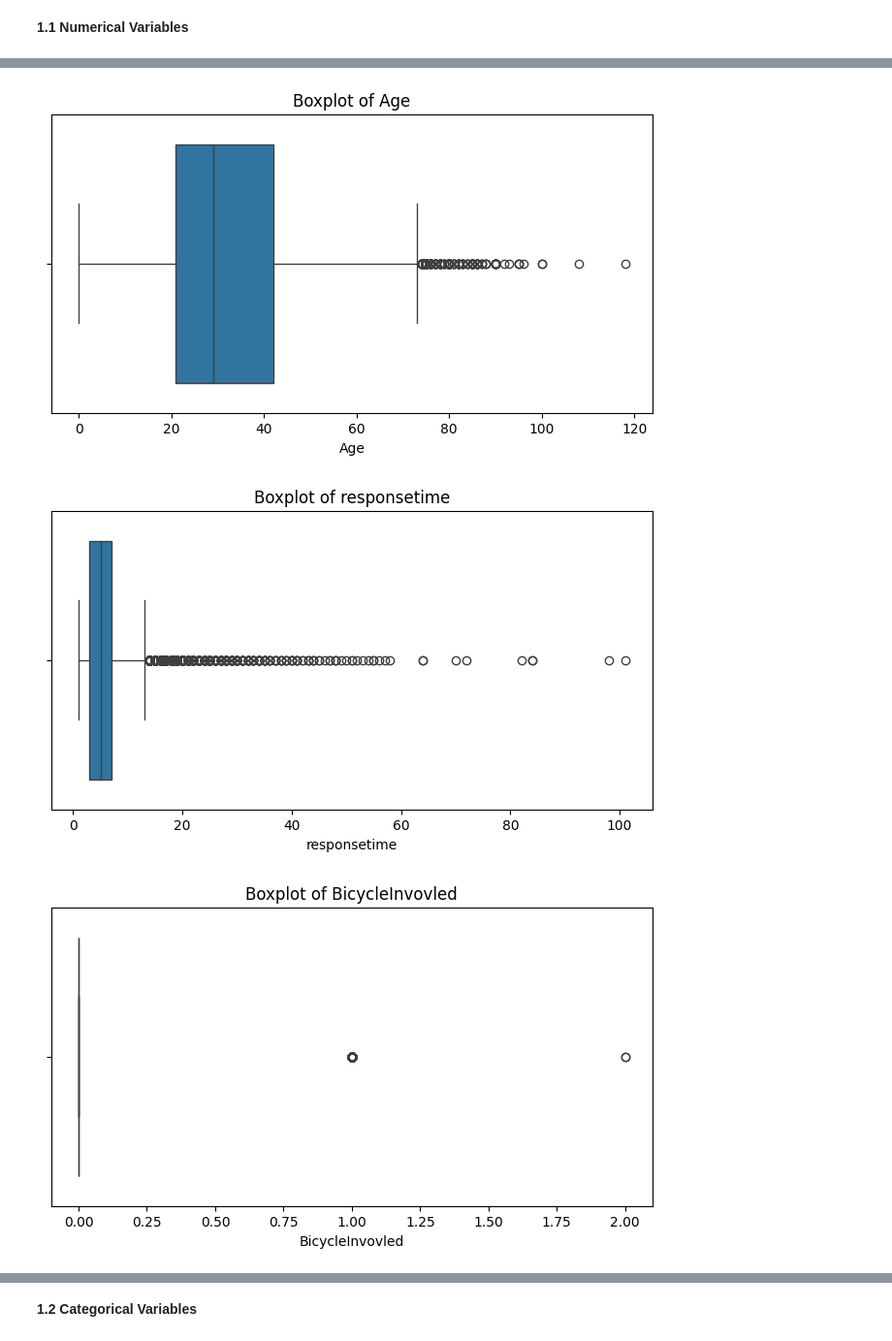
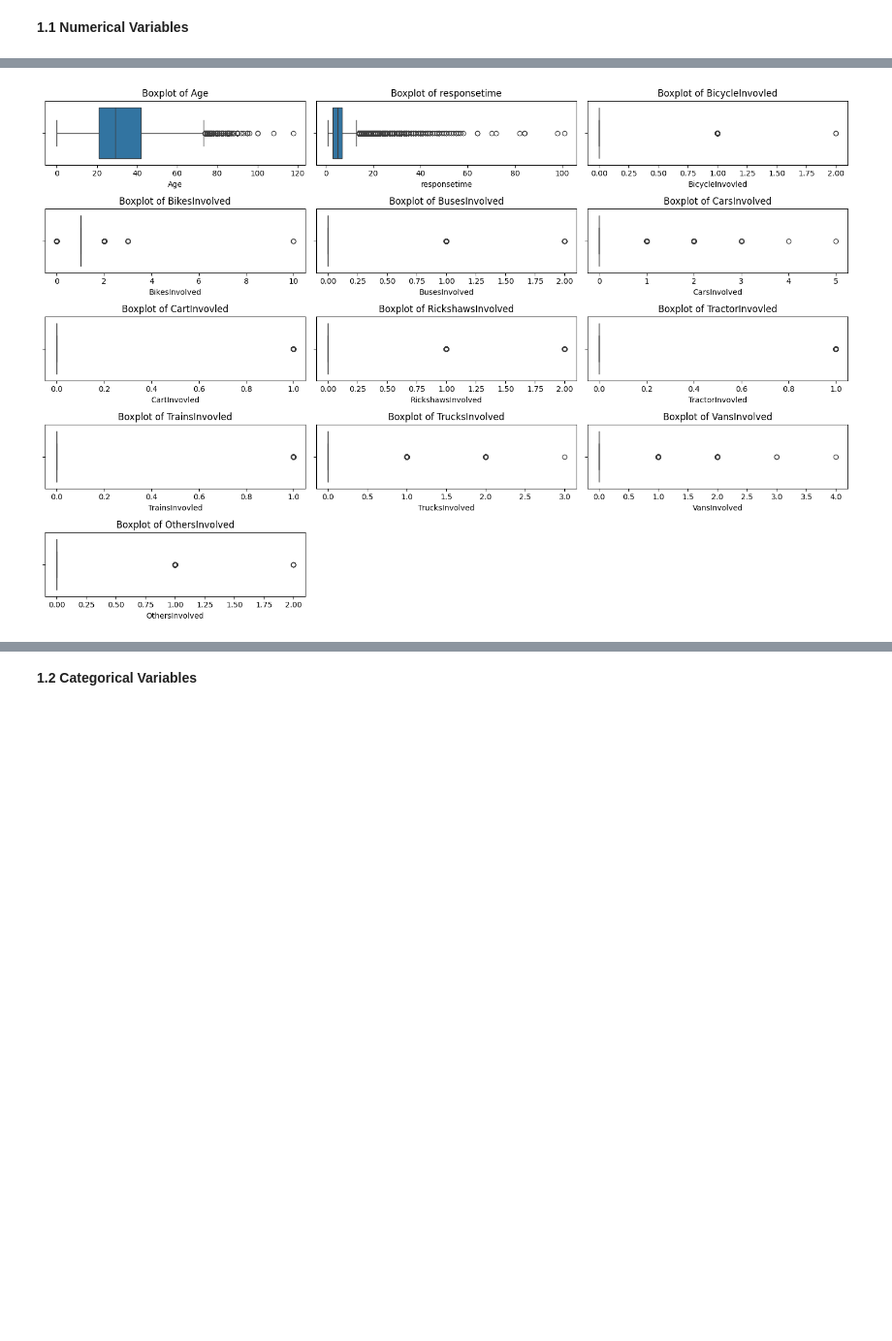
Before and after one commit to tanvirshikdar/TeamOverfitters, a Jupyter notebook: Team_Overfitters (Phase 1).ipynb, the cells around one changed output, grey strips where cells are left out. Shown at 97% size. Saved outputs shown, nothing was run; the diff lists cells and outputs as text; code cells hidden in the pictures; blank space fills up the shorter version.

```diff
--- a/Team_Overfitters (Phase 1).ipynb
+++ b/Team_Overfitters (Phase 1).ipynb
@@ -24,0 +16,15 @@ Saving RTA Data 2020 to July 2023.xlsx to RTA Data 2020 to July 2023.xlsx
+# %%
+from google.colab import files
+uploaded = files.upload()
+
+# Print the uploaded filenames
+print("Uploaded files:", uploaded.keys())
+
+# Access the uploaded file
+import io
+# Get the first filename from the uploaded files
+filename = next(iter(uploaded))
+print("Reading file:", filename)
+
+# Read the Excel file into a DataFrame
+df = pd.read_excel(io.BytesIO(uploaded[filename]))
@@ -119,16 +207,24 @@ See the caveats in the documentation: https://pandas.pydata.org/pandas-docs/stab
 # %% [markdown]
 **1.1 Numerical Variables**
 # %%
-# Histogram and KDE for all numerical variables
-df_cleaned.hist(figsize=(15, 10), bins=30)
-plt.tight_layout()
+# Combined histogram and KDE for all numerical variables
+numerical_cols = df_cleaned.select_dtypes(include=['float64', 'int64']).columns
+
+# Plot histograms with KDE
+plt.figure(figsize=(15, 10))
+for i, col in enumerate(numerical_cols, 1):
+    plt.subplot(len(numerical_cols) // 3 + 1, 3, i)
+    sns.histplot(df_cleaned[col], kde=True, bins=30)
+    plt.title(f'{col} Distribution')
+    plt.tight_layout()
 plt.show()
 
 # Boxplots to inspect spread and outliers for numerical variables
-numerical_cols = df_cleaned.select_dtypes(include=['float64', 'int64']).columns
-for col in numerical_cols:
-    plt.figure(figsize=(8, 4))
+plt.figure(figsize=(15, 10))
+for i, col in enumerate(numerical_cols, 1):
+    plt.subplot(len(numerical_cols) // 3 + 1, 3, i)
     sns.boxplot(x=df_cleaned[col])
     plt.title(f'Boxplot of {col}')
-    plt.show()
+    plt.tight_layout()
+plt.show()
 # %% [output]
@@ -136,3 +232 @@ for col in numerical_cols:
-[figure, old version]
+[figure, new version]
-[figure, removed]
-[figure, removed]
```
Also changed, not shown: parts of 24 cells of this notebook.
